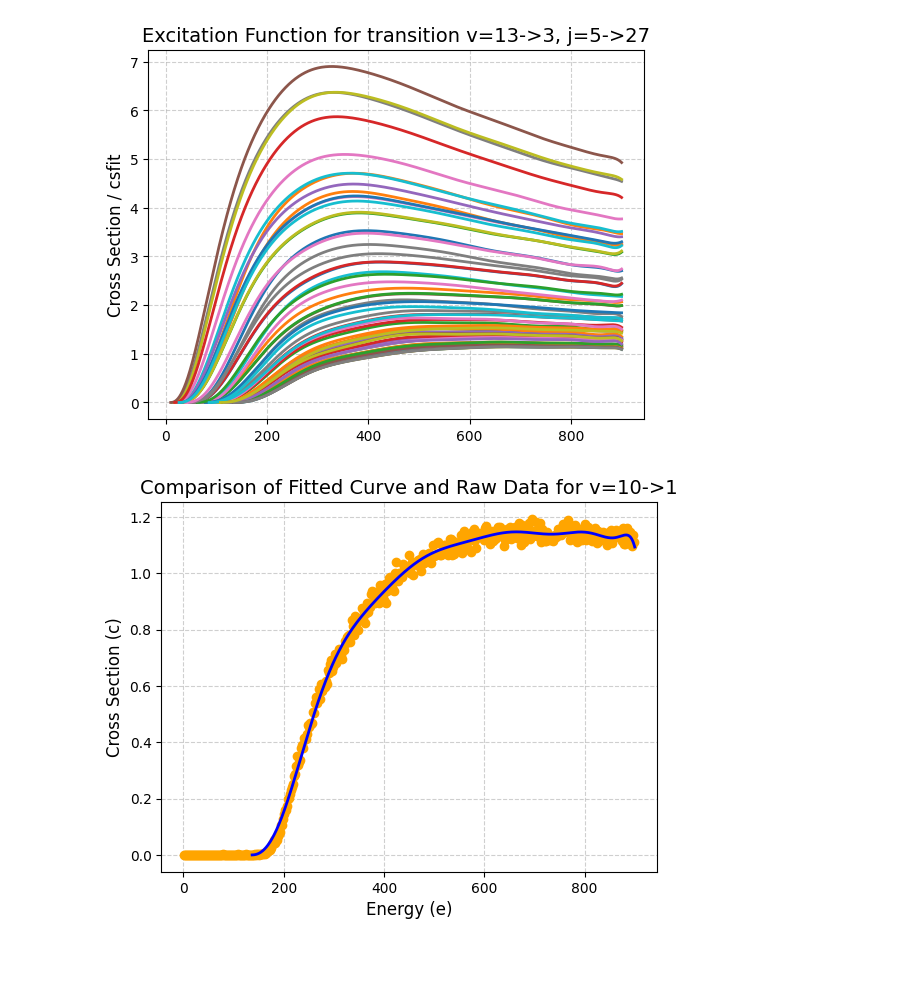
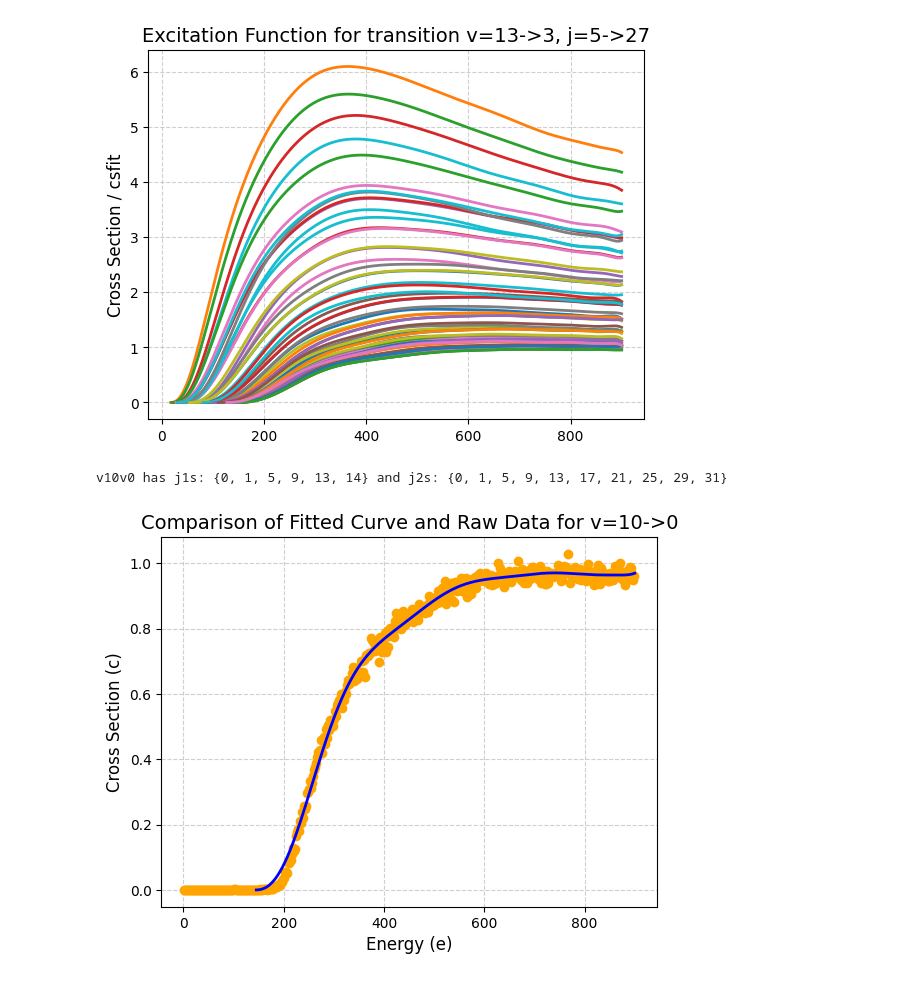
Before and after one commit to lstorchi/MultiFitter, a Jupyter notebook: initialtest.ipynb, the cells around one changed output. Saved outputs shown, nothing was run; the diff lists cells and outputs as text; code cells hidden in the pictures.

```diff
--- a/initialtest.ipynb
+++ b/initialtest.ipynb
@@ -69,17 +69,23 @@ import matplotlib.pyplot as plt
 #    plt.clf()
 # a selection of v1t and v2t
 v1t = 10
-v2t = 1
+v2t = 0
 
 if (v1t, v2t) in v1v2pair_raw:
+    j1s = set()
+    j2s = set()
     for v1, v2, j1, j2, infileval in allvalues_raw:
         if v1 == v1t and v2 == v2t:
             e = [x[0] for x in infileval]
             c = [x[1] for x in infileval]
             plt.plot(e, c, label=f"v{v1}v{v2}j{j1}j{j2}")
+            j1s.add(j1)
+            j2s.add(j2)
     plt.xlabel("Energy")
     plt.ylabel("CS")
     plt.title(f"v{v1t}v{v2t}")
     #plt.legend()
     plt.show()
+
+    print(f"v{v1t}v{v2t} has j1s: {j1s} and j2s: {j2s}")
 # %% [output]
@@ -158,31 +165,37 @@ for fname in listing:
 assert v1v2pair_raw == v1v2pair_fitted, f"v1v2pair_raw: {v1v2pair_raw}, v1v2pair_fitted: {v1v2pair_fitted}"
 # %%
 v1t = 10
-v2t = 1
+v2t = 0
 
 if (v1t, v2t) in v1v2pair_fitted:
     plt.clf()
+    j1s = set()
+    j2s = set()
     for iv1, iv2, ij1, ij2, icoeffs in allvalues_fitted:
         if iv1 == v1t and iv2 == v2t:
             e0 = icoeffs[0]
             coeffs = icoeffs[1:]
             energies, csfits, csders = cu.generate_fitted_curve(e0, coeffs)
+            j1s.add(ij1)
+            j2s.add(ij2)
 
             # --- Top Plot: Excitation Function ---
             plt.plot(energies, csfits, linewidth=2, label='Fitted Cross Section')
             #plt.plot(energies, csders, color='red', linewidth=2, label='Derivative')
 
     plt.ylabel('Cross Section / csfit', fontsize=12)
     plt.title(f'Excitation Function for transition v={iv1}->{iv2}, j={ij1}->{ij2}', fontsize=14)
     plt.grid(True, linestyle='--', alpha=0.6)
     #plt.legend()
 
     plt.show()
+    print(f"v{v1t}v{v2t} has j1s: {j1s} and j2s: {j2s}")
 # %% [output]
-[figure, old version]
+[figure, new version]
+v10v0 has j1s: {0, 1, 5, 9, 13, 14} and j2s: {0, 1, 5, 9, 13, 17, 21, 25, 29, 31}
 # %%
 v1 = 10
-v2 = 1
+v2 = 0
 j1 = 1
 j2 = 1
 
@@ -207,4 +220,4 @@ if (v1, v2) in v1v2pair_fitted and (v1, v2) in v1v2pair_raw:
     #plt.legend()
     plt.show()
 # %% [output]
-[figure, old version]
+[figure, new version]
```
Also changed, not shown: parts of 1 cell of this notebook, 2 other files.
